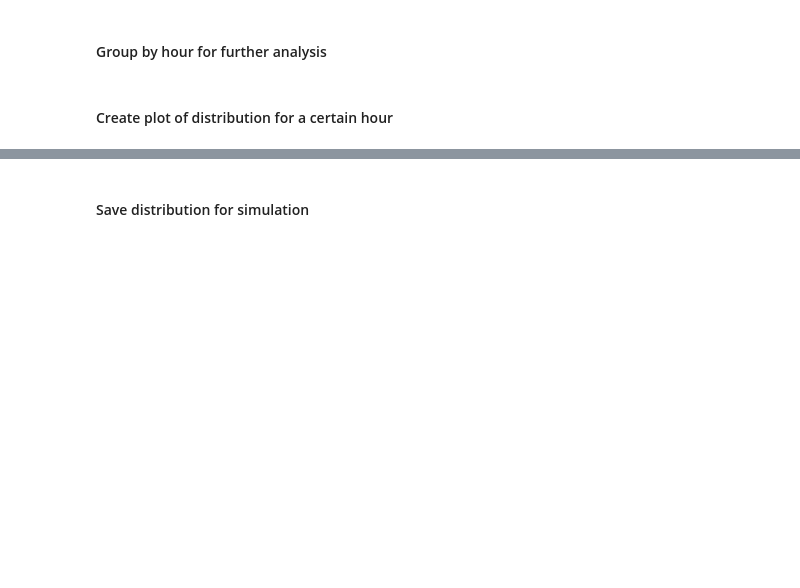
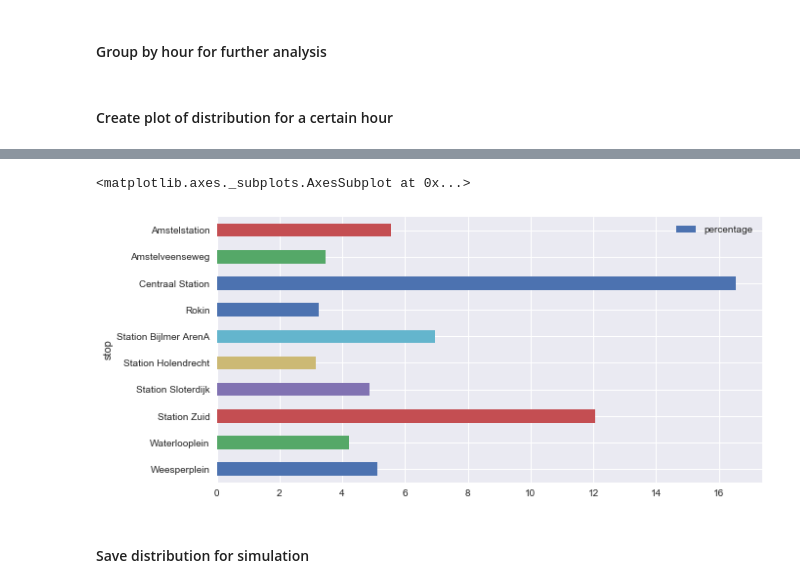
Before and after one commit to SophieEnsing/Thesis, a Jupyter notebook: Code/Analysis - full dataset.ipynb, the cells around one changed output, grey strips where cells are left out. Saved outputs shown, nothing was run; the diff lists cells and outputs as text; code cells hidden in the pictures; blank space fills up the shorter version.

```diff
--- a/Code/Analysis - full dataset.ipynb
+++ b/Code/Analysis - full dataset.ipynb
@@ -124,3 +125,8 @@ plotgroup('15:00 - 15:59', origingrouped)
+# %%
+plotgroup('06:00 - 06:59', destinationgrouped)
+# %% [output]
+<matplotlib.axes._subplots.AxesSubplot at 0x...>
+[figure, added]
 # %% [markdown]
 #### Save distribution for simulation
 # %%
```
Also changed, not shown: parts of 2 cells of this notebook.
